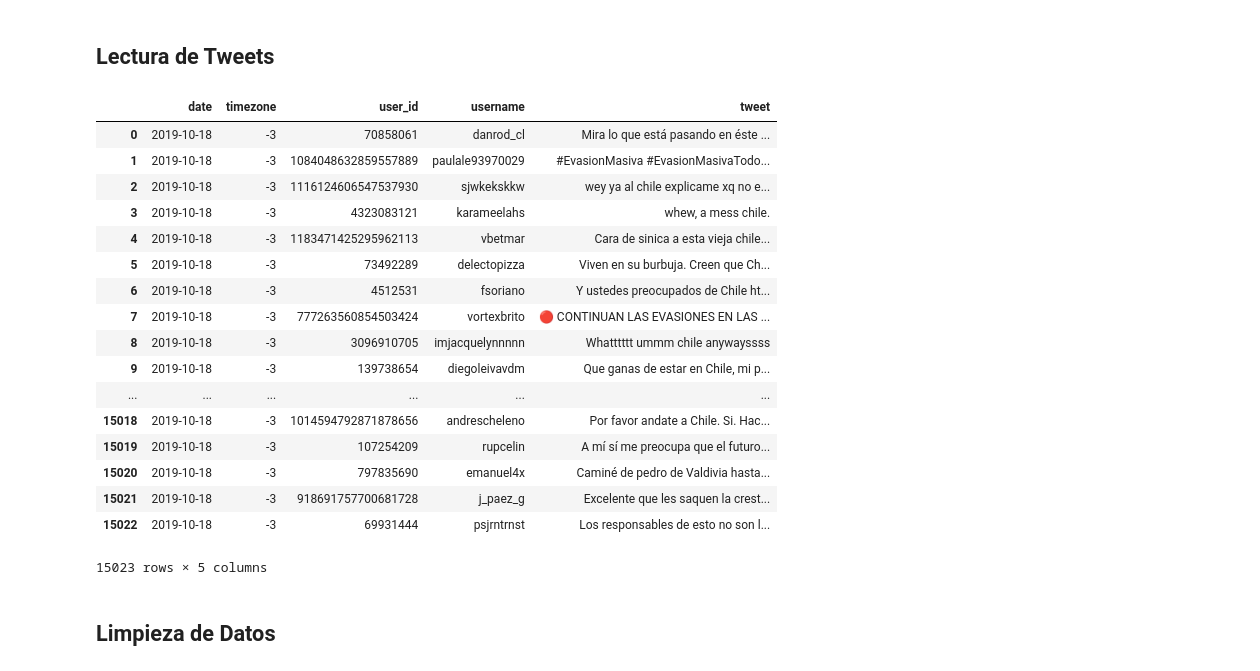
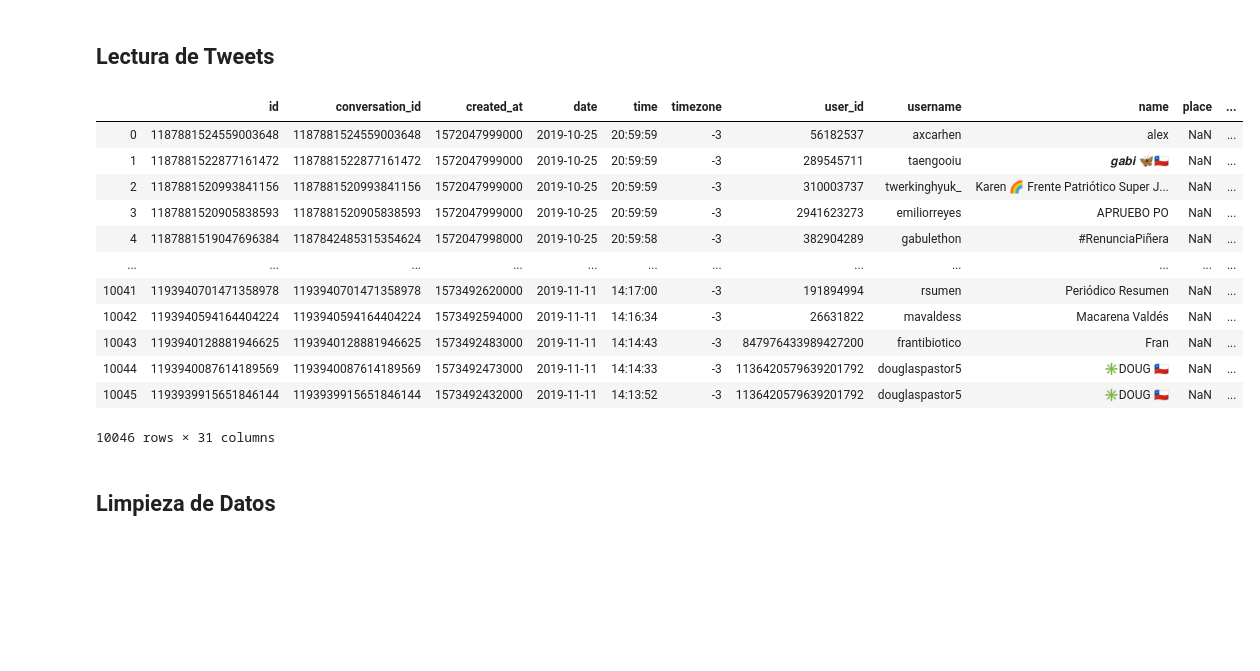
Before and after one commit to jpcastillog/Proyecto-INF-335, a Jupyter notebook: Proyecto_Busqueda_Web.ipynb, the cells around one changed output. Drawn from its saved outputs; the diff is of its cells as text; code cells hidden in the pictures; blank space fills up the shorter version.

```diff
--- a/Proyecto_Busqueda_Web.ipynb
+++ b/Proyecto_Busqueda_Web.ipynb
@@ -15,28 +16,23 @@ from nltk import word_tokenize, WordNetLemmatizer
 # %% [markdown]
 ## Lectura de Tweets
 # %%
-df = pd.read_csv('test_data.csv', encoding='utf-8')
+df = pd.read_csv('./temp_files/all_data.csv', encoding='utf-8')
 df.drop(columns=['hashtags', 'geo', 'source'], inplace=True)
 df
 # %% [output]
-|  | date | timezone | user_id | username | tweet |
-| 0 | 2019-10-18 | -3 | 70858061 | danrod_cl | Mira lo que está pasando en éste ... |
-| 1 | 2019-10-18 | -3 | 1084048632859557889 | paulale93970029 | #EvasionMasiva #EvasionMasivaTodo... |
-| 2 | 2019-10-18 | -3 | 1116124606547537930 | sjwkekskkw | wey ya al chile explicame xq no e... |
-| 3 | 2019-10-18 | -3 | 4323083121 | karameelahs | whew, a mess chile. |
-| 4 | 2019-10-18 | -3 | 1183471425295962113 | vbetmar | Cara de sinica a esta vieja chile... |
-| 5 | 2019-10-18 | -3 | 73492289 | delectopizza | Viven en su burbuja. Creen que Ch... |
-| 6 | 2019-10-18 | -3 | 4512531 | fsoriano | Y ustedes preocupados de Chile ht... |
-| 7 | 2019-10-18 | -3 | 777263560854503424 | vortexbrito | 🔴 CONTINUAN LAS EVASIONES EN LAS ... |
-| 8 | 2019-10-18 | -3 | 3096910705 | imjacquelynnnnn | Whatttttt ummm chile anywayssss |
-| 9 | 2019-10-18 | -3 | 139738654 | diegoleivavdm | Que ganas de estar en Chile, mi p... |
-| ... | ... | ... | ... | ... | ... |
-| 15018 | 2019-10-18 | -3 | 1014594792871878656 | andrescheleno | Por favor andate a Chile. Si. Hac... |
-| 15019 | 2019-10-18 | -3 | 107254209 | rupcelin | A mí sí me preocupa que el futuro... |
-| 15020 | 2019-10-18 | -3 | 797835690 | emanuel4x | Caminé de pedro de Valdivia hasta... |
-| 15021 | 2019-10-18 | -3 | 918691757700681728 | j_paez_g | Excelente que les saquen la crest... |
-| 15022 | 2019-10-18 | -3 | 69931444 | psjrntrnst | Los responsables de esto no son l... |
+|  | id | conversation_id | created_at | date | time | timezone | user_id | username | name | place | ... |
+| 0 | 1187881524559003648 | 1187881524559003648 | 1572047999000 | 2019-10-25 | 20:59:59 | -3 | 56182537 | axcarhen | alex | NaN | ... |
+| 1 | 1187881522877161472 | 1187881522877161472 | 1572047999000 | 2019-10-25 | 20:59:59 | -3 | 289545711 | taengooiu | 𝒈𝒂𝒃𝒊 🦋🇨🇱 | NaN | ... |
+| 2 | 1187881520993841156 | 1187881520993841156 | 1572047999000 | 2019-10-25 | 20:59:59 | -3 | 310003737 | twerkinghyuk_ | Karen 🌈 Frente Patriótico Super J... | NaN | ... |
+| 3 | 1187881520905838593 | 1187881520905838593 | 1572047999000 | 2019-10-25 | 20:59:59 | -3 | 2941623273 | emiliorreyes | APRUEBO PO | NaN | ... |
+| 4 | 1187881519047696384 | 1187842485315354624 | 1572047998000 | 2019-10-25 | 20:59:58 | -3 | 382904289 | gabulethon | #RenunciaPiñera | NaN | ... |
+| ... | ... | ... | ... | ... | ... | ... | ... | ... | ... | ... | ... |
+| 10041 | 1193940701471358978 | 1193940701471358978 | 1573492620000 | 2019-11-11 | 14:17:00 | -3 | 191894994 | rsumen | Periódico Resumen | NaN | ... |
+| 10042 | 1193940594164404224 | 1193940594164404224 | 1573492594000 | 2019-11-11 | 14:16:34 | -3 | 26631822 | mavaldess | Macarena Valdés | NaN | ... |
+| 10043 | 1193940128881946625 | 1193940128881946625 | 1573492483000 | 2019-11-11 | 14:14:43 | -3 | 847976433989427200 | frantibiotico | Fran | NaN | ... |
+| 10044 | 1193940087614189569 | 1193940087614189569 | 1573492473000 | 2019-11-11 | 14:14:33 | -3 | 1136420579639201792 | douglaspastor5 | ✳️DOUG 🇨🇱 | NaN | ... |
+| 10045 | 1193939915651846144 | 1193939915651846144 | 1573492432000 | 2019-11-11 | 14:13:52 | -3 | 1136420579639201792 | douglaspastor5 | ✳️DOUG 🇨🇱 | NaN | ... |
-15023 rows × 5 columns
+10046 rows × 31 columns
 # %% [markdown]
 ## Limpieza de Datos
 # %%
```
Also changed, not shown: parts of 19 cells of this notebook, 1 other file.
